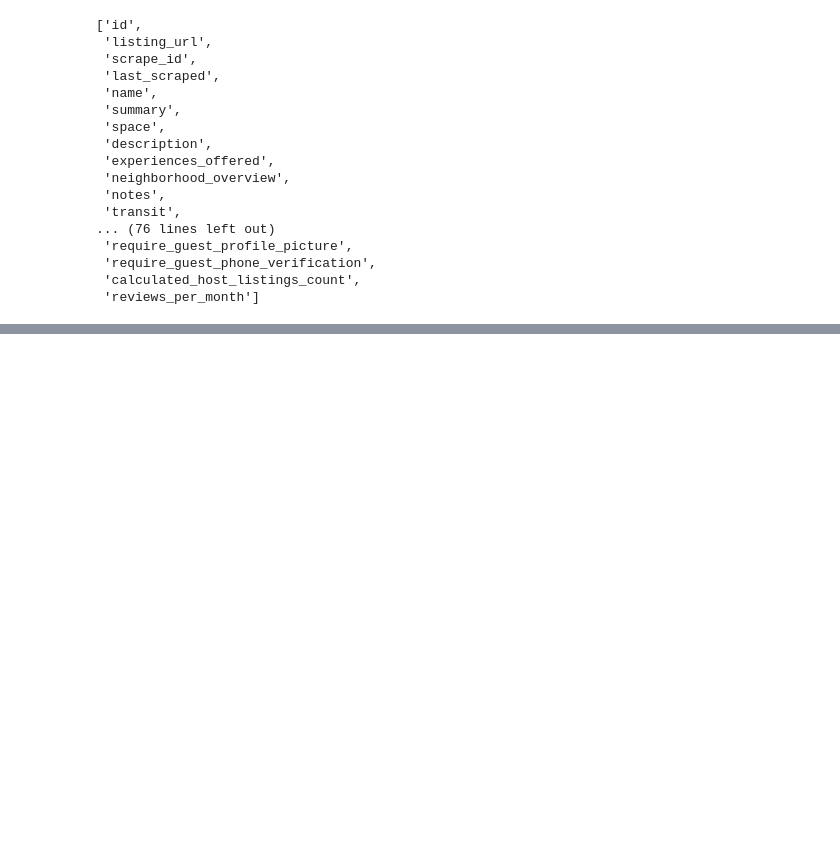
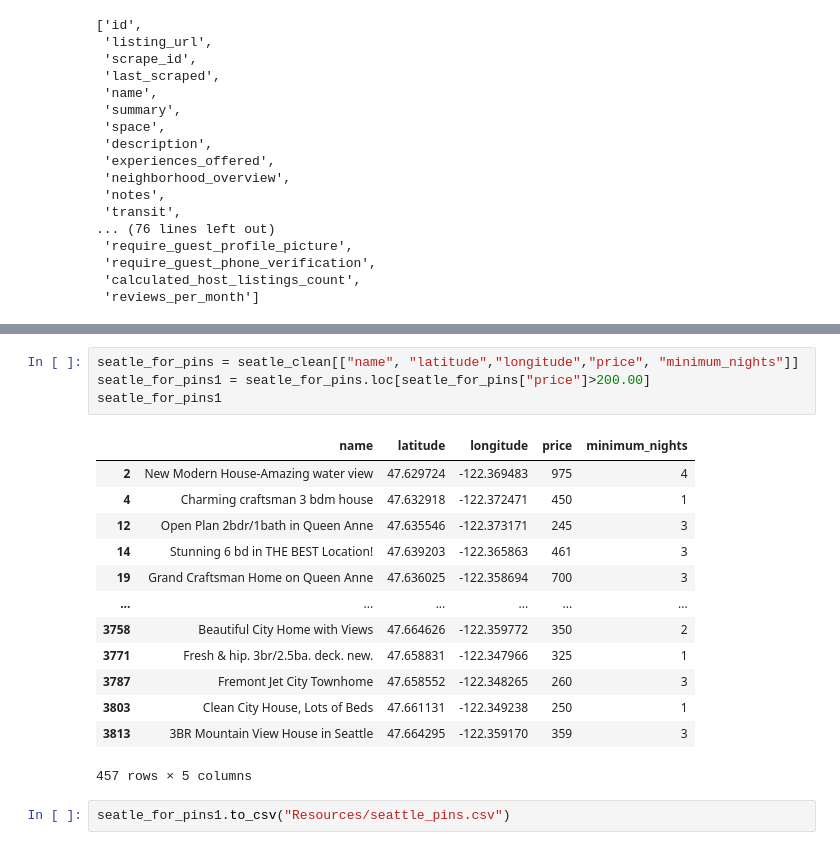
Before and after one commit to dwaehner27/visualization, a Jupyter notebook: data_cleaning.ipynb, the cells around one changed output, grey strips where cells are left out. Saved outputs shown, nothing was run; the diff lists cells and outputs as text; blank space fills up the shorter version.

```diff
--- a/data_cleaning.ipynb
+++ b/data_cleaning.ipynb
@@ -127,0 +175,20 @@ seatle_clean.head()
+# %%
+seatle_for_pins = seatle_clean[["name", "latitude","longitude","price", "minimum_nights"]]
+seatle_for_pins1 = seatle_for_pins.loc[seatle_for_pins["price"]>200.00]
+seatle_for_pins1
+# %% [output]
+|  | name | latitude | longitude | price | minimum_nights |
+| 2 | New Modern House-Amazing water view | 47.629724 | -122.369483 | 975 | 4 |
+| 4 | Charming craftsman 3 bdm house | 47.632918 | -122.372471 | 450 | 1 |
+| 12 | Open Plan 2bdr/1bath in Queen Anne | 47.635546 | -122.373171 | 245 | 3 |
+| 14 | Stunning 6 bd in THE BEST Location! | 47.639203 | -122.365863 | 461 | 3 |
+| 19 | Grand Craftsman Home on Queen Anne | 47.636025 | -122.358694 | 700 | 3 |
+| ... | ... | ... | ... | ... | ... |
+| 3758 | Beautiful City Home with Views | 47.664626 | -122.359772 | 350 | 2 |
+| 3771 | Fresh & hip. 3br/2.5ba. deck. new. | 47.658831 | -122.347966 | 325 | 1 |
+| 3787 | Fremont Jet City Townhome | 47.658552 | -122.348265 | 260 | 3 |
+| 3803 | Clean City House, Lots of Beds | 47.661131 | -122.349238 | 250 | 1 |
+| 3813 | 3BR Mountain View House in Seattle | 47.664295 | -122.359170 | 359 | 3 |
+457 rows × 5 columns
+# %%
+seatle_for_pins1.to_csv("Resources/seattle_pins.csv")
```
Also changed, not shown: parts of 6 cells of this notebook, 10 other files.
